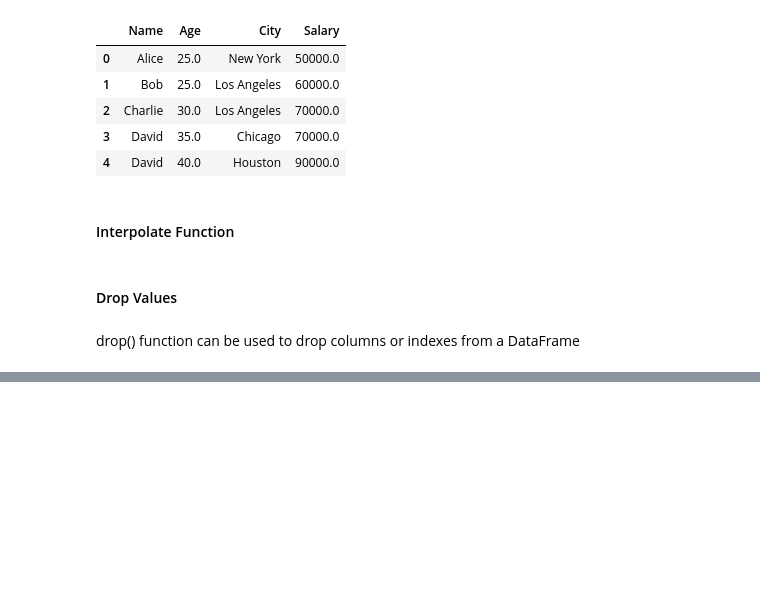
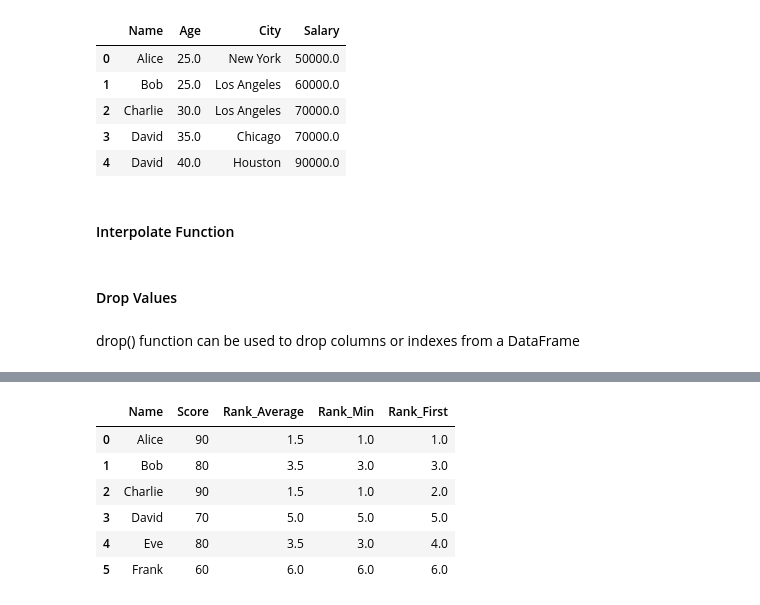
Before and after one commit to Vidush142/Sparta_Training, a Jupyter notebook: Python/Python_Pandas/Pandas_Training.ipynb, the cells around one changed output, grey strips where cells are left out. Cells and saved outputs as stored; diff of their text form; code cells hidden in the pictures; blank space fills up the shorter version.

Commit message:
Completed more research on dataframes

```diff
--- a/Python/Python_Pandas/Pandas_Training.ipynb
+++ b/Python/Python_Pandas/Pandas_Training.ipynb
@@ -316,0 +539,9 @@ drop() function can be used to drop columns or indexes from a DataFrame
+# %%
+#rank() can be used to assign ranks in a database
+data_rank = {
+    "Name": ["Alice", "Bob", "Charlie", "David", "Eve", "Frank"],
+    "Score": [90, 80, 90, 70, 80, 60]
+}
+
+df_rank = pd.DataFrame(data_rank)
+df_rank
@@ -316,0 +556,6 @@ drop() function can be used to drop columns or indexes from a DataFrame
+# %%
+# 90 is ranked 1st and 2nd, avg (1+2)/2 = 1.5
+# 80 is ranked 3rd and 4th, avg (3+4)/2 = 3.5
+df_rank["Rank_Average"] = df_rank["Score"].rank(method="average", ascending=False)
+df_rank
+df_rank.drop('Rank_Min', axis=1)
@@ -316,0 +570,3 @@ drop() function can be used to drop columns or indexes from a DataFrame
+# %%
+df_rank["Rank_Min"] = df_rank["Score"].rank(method="min", ascending=False)
+df_rank
@@ -316,0 +581,12 @@ drop() function can be used to drop columns or indexes from a DataFrame
+# %%
+# When first method is used, ranks are assigned in the order the data appears
+df_rank["Rank_First"] = df_rank["Score"].rank(method="first", ascending=False)
+df_rank
+# %% [output]
+|  | Name | Score | Rank_Average | Rank_Min | Rank_First |
+| 0 | Alice | 90 | 1.5 | 1.0 | 1.0 |
+| 1 | Bob | 80 | 3.5 | 3.0 | 3.0 |
+| 2 | Charlie | 90 | 1.5 | 1.0 | 2.0 |
+| 3 | David | 70 | 5.0 | 5.0 | 5.0 |
+| 4 | Eve | 80 | 3.5 | 3.0 | 4.0 |
+| 5 | Frank | 60 | 6.0 | 6.0 | 6.0 |
```
Also changed, not shown: parts of 29 cells of this notebook.
